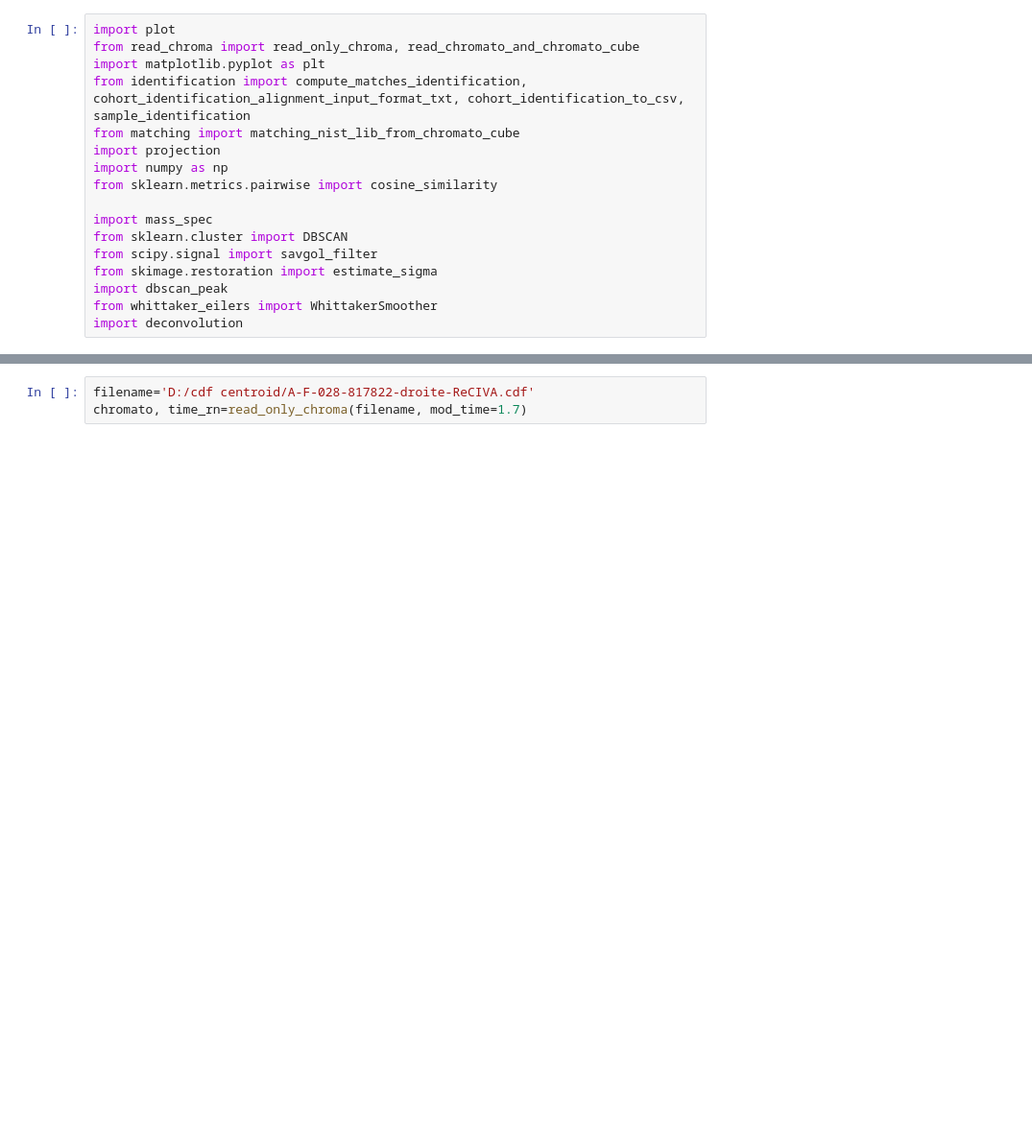
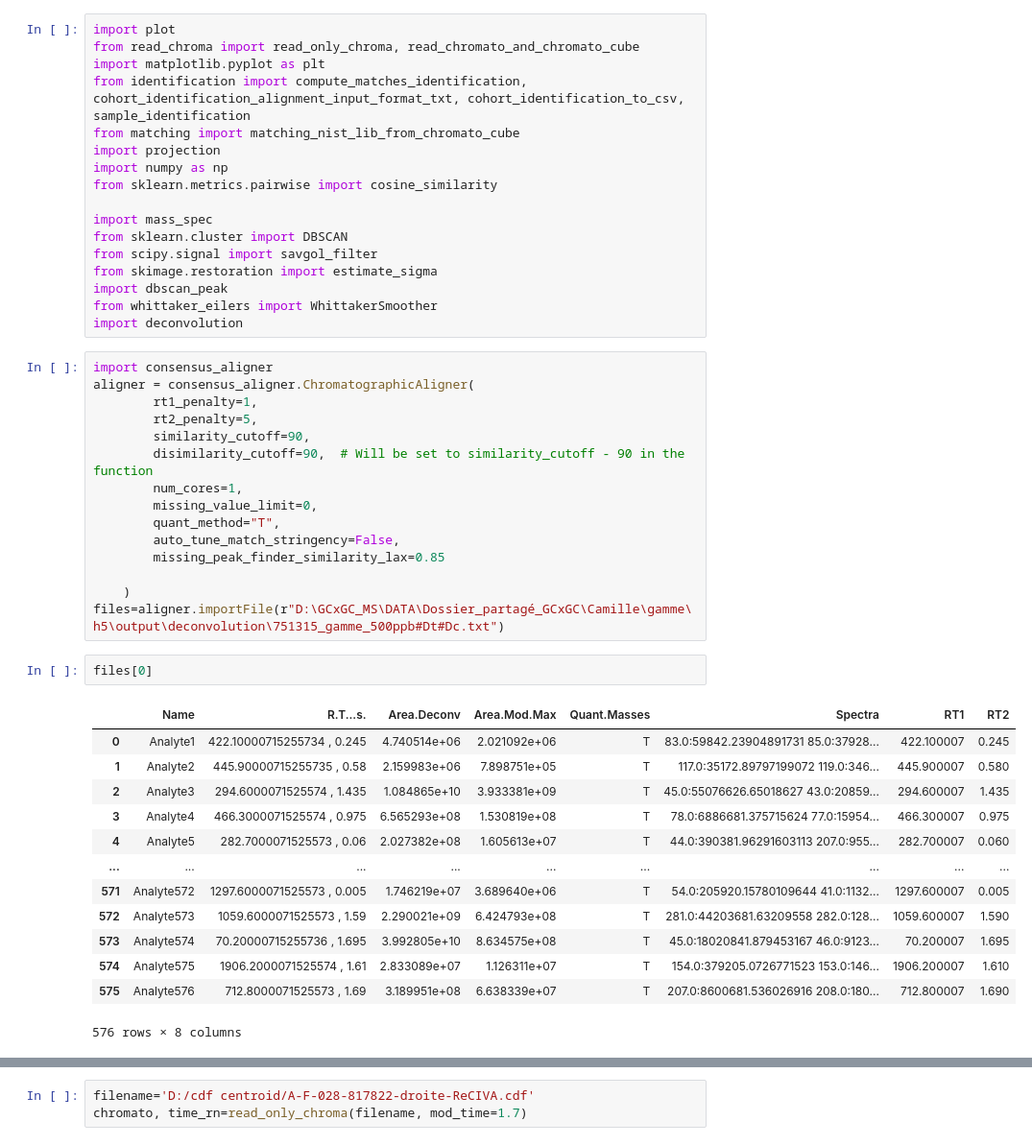
Before and after one commit to Lollith/Python-2DGC-Alignment, a Jupyter notebook: notebooks/deconvolution.ipynb, the cells around one changed output, grey strips where cells are left out. Shown at 96% size. Saved outputs shown, nothing was run; the diff lists cells and outputs as text; blank space fills up the shorter version.

```diff
--- a/notebooks/deconvolution.ipynb
+++ b/notebooks/deconvolution.ipynb
@@ -24,3 +24,34 @@ from skimage.restoration import estimate_sigma
 import dbscan_peak
 from whittaker_eilers import WhittakerSmoother
 import deconvolution
+# %%
+import consensus_aligner
+aligner = consensus_aligner.ChromatographicAligner(
+        rt1_penalty=1,
+        rt2_penalty=5,
+        similarity_cutoff=90,
+        disimilarity_cutoff=90,  # Will be set to similarity_cutoff - 90 in the function
+        num_cores=1,
+        missing_value_limit=0,
+        quant_method="T",
+        auto_tune_match_stringency=False,
+        missing_peak_finder_similarity_lax=0.85
+
+    )
+files=aligner.importFile(r"D:\GCxGC_MS\DATA\Dossier_partagé_GCxGC\Camille\gamme\h5\output\deconvolution\751315_gamme_500ppb#Dt#Dc.txt")
+# %%
+files[0]
+# %% [output]
+|  | Name | R.T...s. | Area.Deconv | Area.Mod.Max | Quant.Masses | Spectra | RT1 | RT2 |
+| 0 | Analyte1 | 422.10000715255734 , 0.245 | 4.740514e+06 | 2.021092e+06 | T | 83.0:59842.23904891731 85.0:37928... | 422.100007 | 0.245 |
+| 1 | Analyte2 | 445.90000715255735 , 0.58 | 2.159983e+06 | 7.898751e+05 | T | 117.0:35172.89797199072 119.0:346... | 445.900007 | 0.580 |
+| 2 | Analyte3 | 294.6000071525574 , 1.435 | 1.084865e+10 | 3.933381e+09 | T | 45.0:55076626.65018627 43.0:20859... | 294.600007 | 1.435 |
+| 3 | Analyte4 | 466.3000071525574 , 0.975 | 6.565293e+08 | 1.530819e+08 | T | 78.0:6886681.375715624 77.0:15954... | 466.300007 | 0.975 |
+| 4 | Analyte5 | 282.7000071525573 , 0.06 | 2.027382e+08 | 1.605613e+07 | T | 44.0:390381.96291603113 207.0:955... | 282.700007 | 0.060 |
+| ... | ... | ... | ... | ... | ... | ... | ... | ... |
+| 571 | Analyte572 | 1297.6000071525573 , 0.005 | 1.746219e+07 | 3.689640e+06 | T | 54.0:205920.15780109644 41.0:1132... | 1297.600007 | 0.005 |
+| 572 | Analyte573 | 1059.6000071525573 , 1.59 | 2.290021e+09 | 6.424793e+08 | T | 281.0:44203681.63209558 282.0:128... | 1059.600007 | 1.590 |
+| 573 | Analyte574 | 70.20000715255736 , 1.695 | 3.992805e+10 | 8.634575e+08 | T | 45.0:18020841.879453167 46.0:9123... | 70.200007 | 1.695 |
+| 574 | Analyte575 | 1906.2000071525574 , 1.61 | 2.833089e+07 | 1.126311e+07 | T | 154.0:379205.0726771523 153.0:146... | 1906.200007 | 1.610 |
+| 575 | Analyte576 | 712.8000071525573 , 1.69 | 3.189951e+08 | 6.638339e+07 | T | 207.0:8600681.536026916 208.0:180... | 712.800007 | 1.690 |
+576 rows × 8 columns
```
Also changed, not shown: parts of 6 cells of this notebook, 5 other files.
